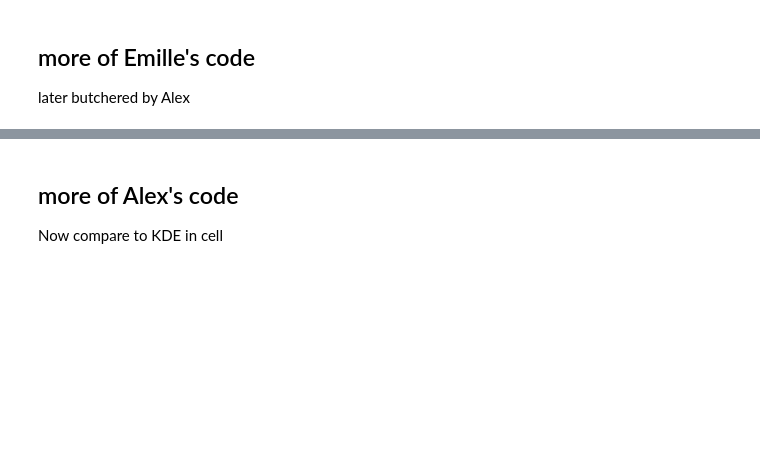
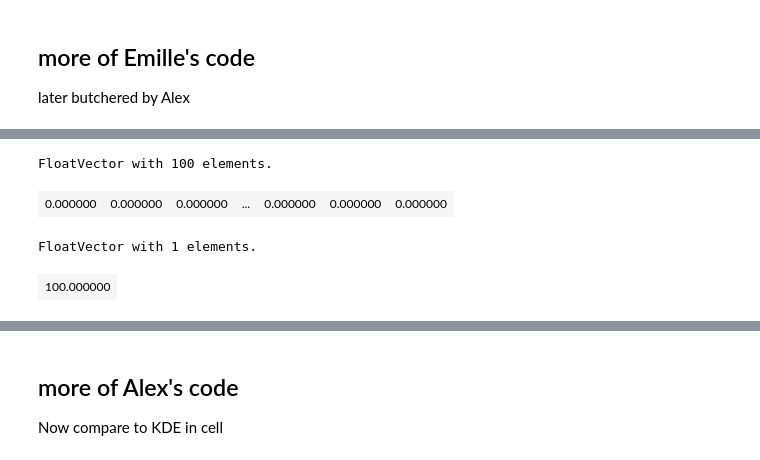
Before and after one commit to aimalz/recidivator, a Jupyter notebook: DEAR/python/RDEAR.ipynb, the cells around one changed output, grey strips where cells are left out. Drawn from its saved outputs; the diff is of its cells as text; code cells hidden in the pictures; blank space fills up the shorter version.

```diff
--- a/DEAR/python/RDEAR.ipynb
+++ b/DEAR/python/RDEAR.ipynb
@@ -113,13 +180,16 @@ ro.r('maxs <- c(max(x), max(y))')
 # %%
 # number of points to sample
 ro.r('nPoints = 1000')#520000')
 
 # normalize
-ro.r('densEst <- ddest$kde2d/max(ddest$kde2d, na.rm=TRUE)')
+ro.r('densEst <- ddest$kde2d)')#'/max(ddest$kde2d, na.rm=TRUE)')
 
 # get dimension
 ro.r('xdim <- dim(densEst)[1]')
 ro.r('ydim <- dim(densEst)[2]')
 
 ro.r('myNewXX <- vector(mode="numeric", length=nPoints)')
 ro.r('myNewYY <- vector(mode="numeric", length=nPoints)')
+# %% [output]
+FloatVector with 100 elements.
+| 0.000000 | 0.000000 | 0.000000 | ... | 0.000000 | 0.000000 | 0.000000 |
@@ -128,3 +196,8 @@ plt.hist(ro.r('myNewYY'))
+# %%
+ro.r('nPoints')
+# %% [output]
+FloatVector with 1 elements.
+| 100.000000 |
 # %%
 # data_raw = pd.read_csv('data/64split/rawdata_00_00_00.csv')
 
```
Also changed, not shown: parts of 12 cells of this notebook.
